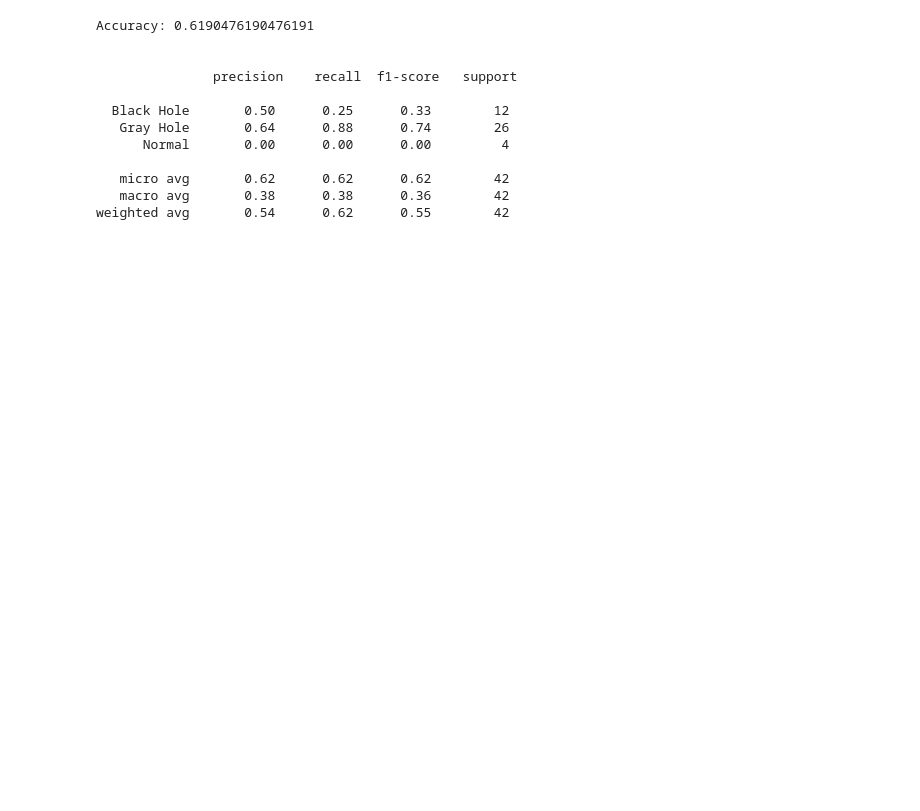
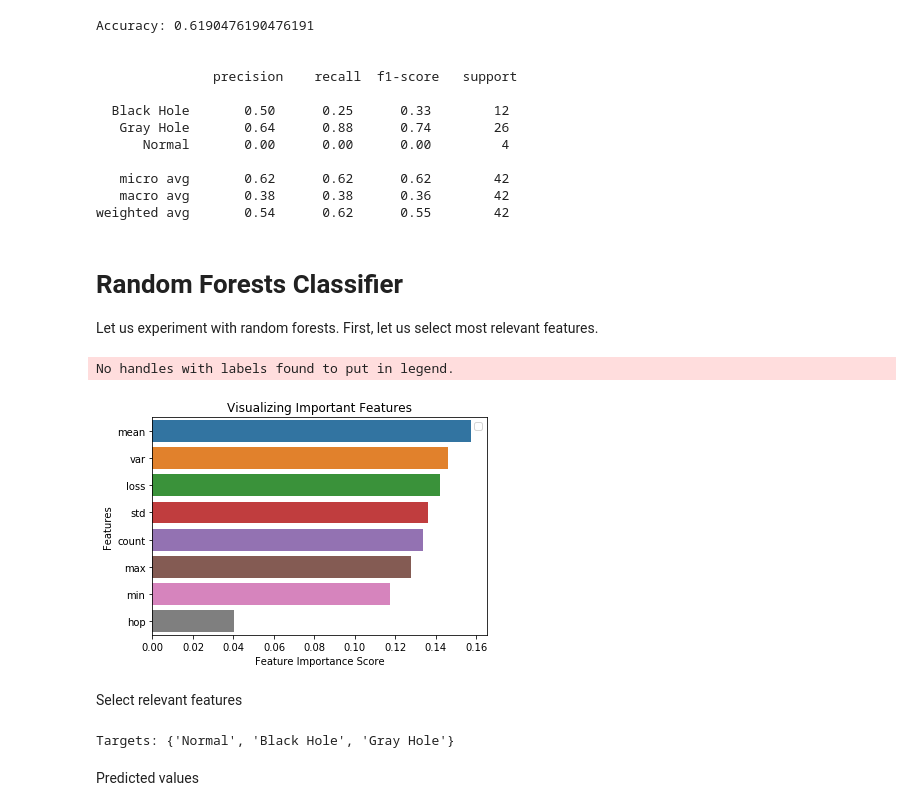
Before and after one commit to ichatz/iot-netprofiler, a Jupyter notebook: cooja3-16nodes/KNN and SVM Classification.ipynb, the cells around one changed output. Saved outputs shown, nothing was run; the diff lists cells and outputs as text; code cells hidden in the pictures; blank space fills up the shorter version.

Commit message:
random forests classifier

```diff
--- a/cooja3-16nodes/KNN and SVM Classification.ipynb
+++ b/cooja3-16nodes/KNN and SVM Classification.ipynb
@@ -139,3 +141,26 @@ Accuracy: 0.6190476190476191
    micro avg       0.62      0.62      0.62        42
    macro avg       0.38      0.38      0.36        42
 weighted avg       0.54      0.62      0.55        42
+# %% [markdown]
+# Random Forests Classifier
+
+Let us experiment with random forests. First, let us select most relevant features.
+# %%
+trace_analysis.random_forests_features_selection(X_train, X_test, y_train, y_test, features)
+# %% [output]
+No handles with labels found to put in legend.
+[figure, added]
+# %% [markdown]
+Select relevant features
+# %%
+# separate features from target values
+features = stats.drop(columns=['node_id', 'label', 'hop'])
+target = stats['label'].values
+print('Targets: ' + str(set(target)))
+
+# split dataset into train and test data
+X_train, X_test, y_train, y_test = train_test_split(features, target, test_size=0.3, random_state=1)
+# %% [output]
+Targets: {'Normal', 'Black Hole', 'Gray Hole'}
+# %% [markdown]
+Predicted values
```
Also changed, not shown: parts of 3 cells of this notebook, 2 other files.
